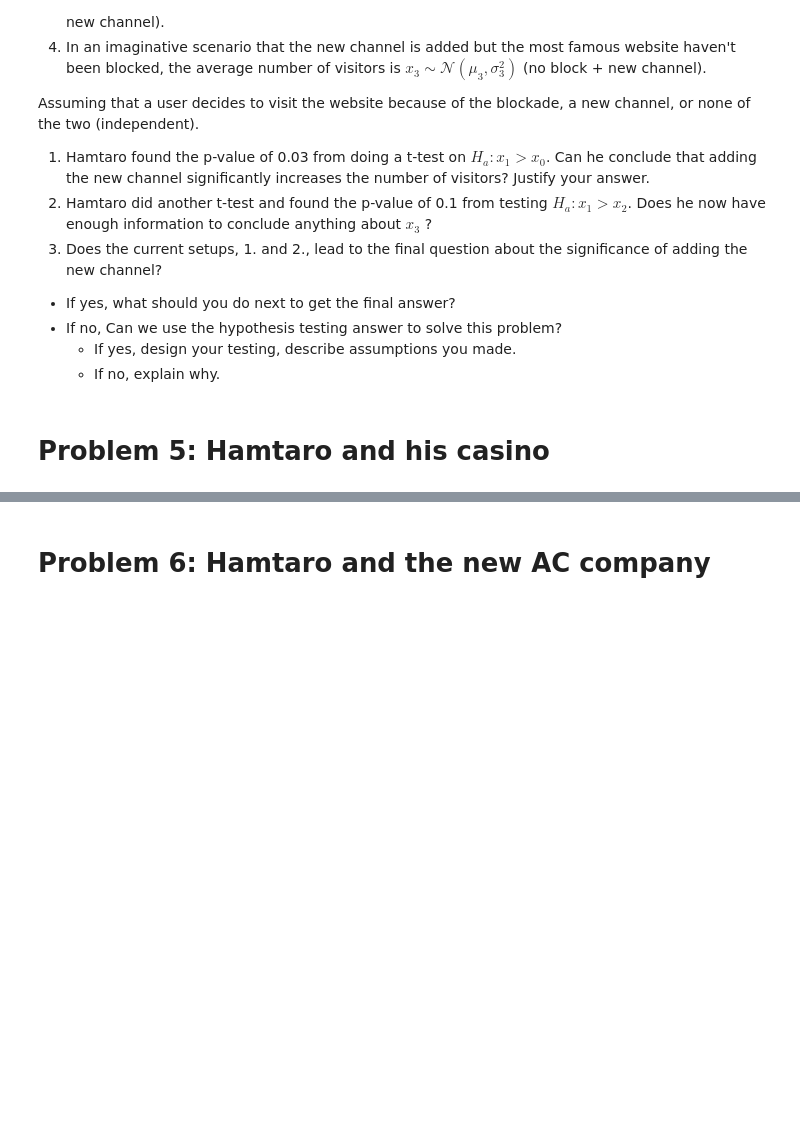
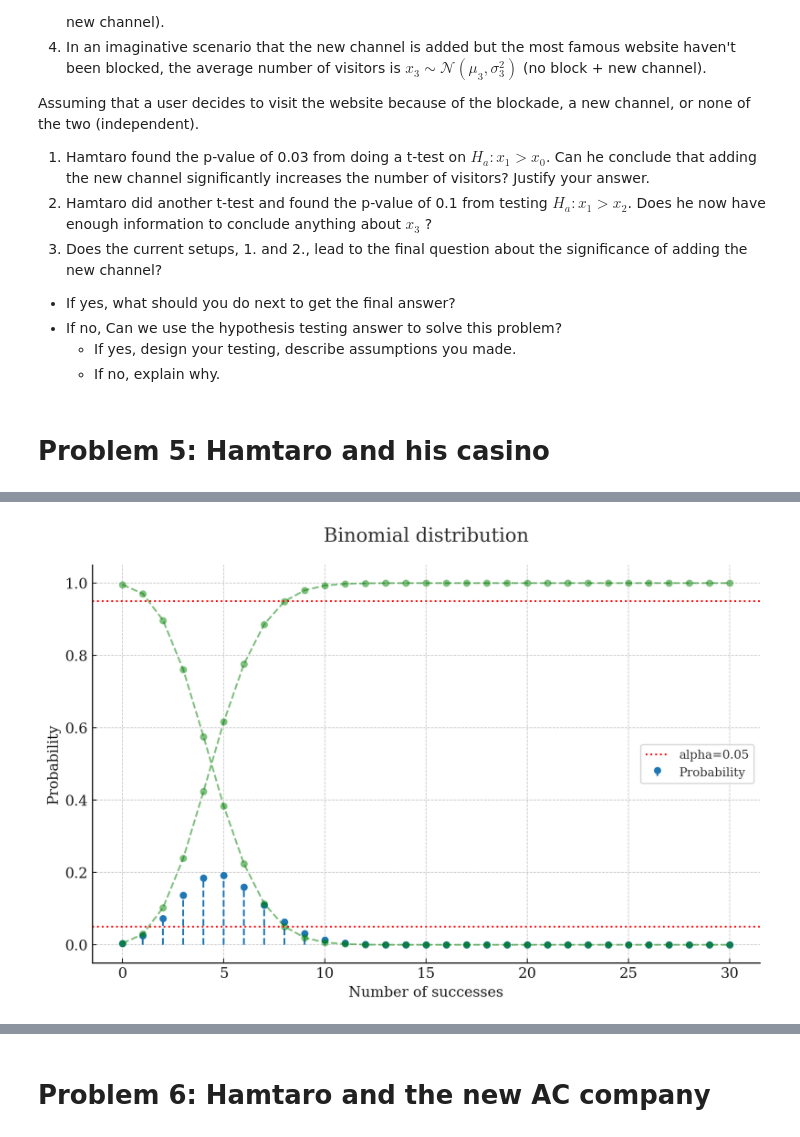
Before and after one commit to pupipatsk/Comp-Eng-Math-II, a Jupyter notebook: assignment/10-Statistical Testing/Assignment-10.ipynb, the cells around one changed output, grey strips where cells are left out. Cells and saved outputs as stored; diff of their text form; code cells hidden in the pictures; blank space fills up the shorter version.

```diff
--- a/assignment/10-Statistical Testing/Assignment-10.ipynb
+++ b/assignment/10-Statistical Testing/Assignment-10.ipynb
@@ -128,0 +217,25 @@ As Hamtaro,
+# %%
+from scipy.stats import binom
+
+n = 30
+p = 1/6
+x = np.arange(0, n+1)
+y = binom.pmf(x, n, p)
+
+plt.stem(x, y, 'o--', basefmt=' ', label='Probability')
+plt.plot(x, y.cumsum(), 'o--', color='green', alpha=0.5)
+plt.plot(x, 1-(y.cumsum()), 'o--', color='green', alpha=0.5)
+# plot horizontal line at y=0.05
+plt.axhline(y=0.05, color='r', linestyle='dotted', label='alpha=0.05')
+plt.axhline(y=1-0.05, color='r', linestyle='dotted')
+# plt.axvline(x=5, color='r', linestyle='--')
+# plt.axvline(x=5-2.04, color='orange', linestyle='--')
+# plt.axvline(x=5+2.04, color='orange', linestyle='--')
+
+plt.title('Binomial distribution')
+plt.xlabel('Number of successes')
+plt.ylabel('Probability')
+plt.legend()
+plt.show()
+# %% [output]
+[figure, added]
```
Also changed, not shown: parts of 19 cells of this notebook.
